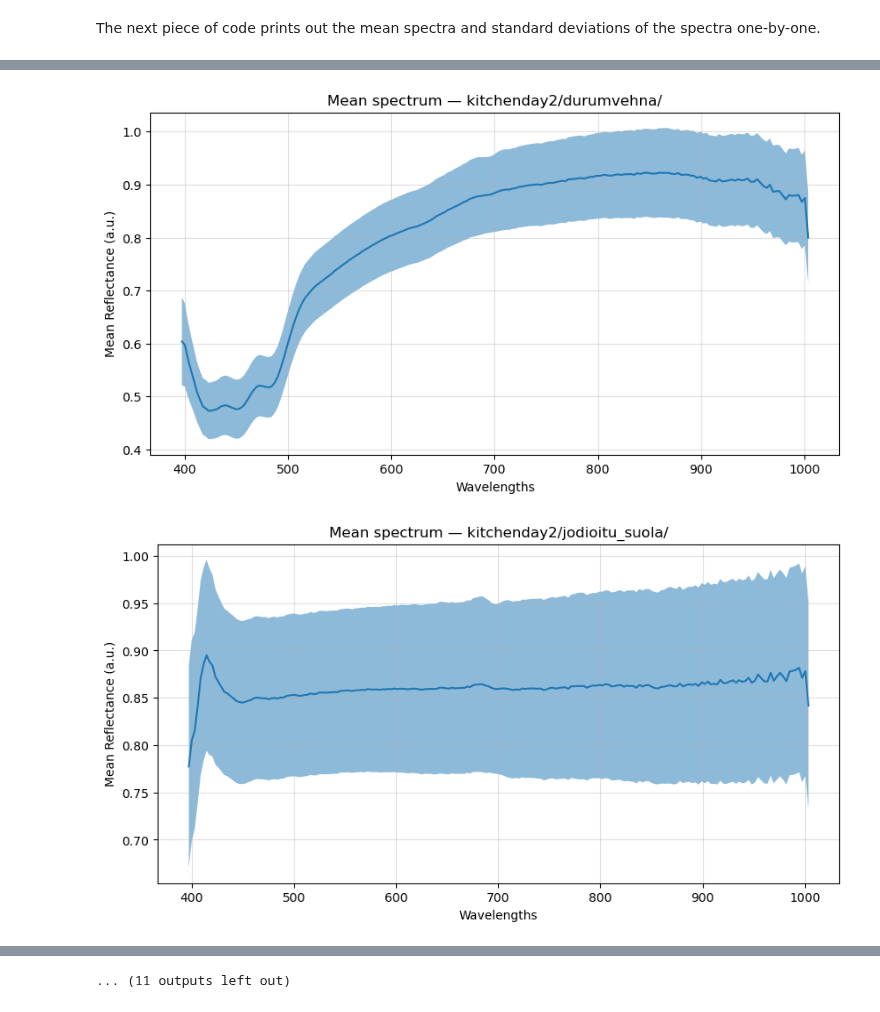
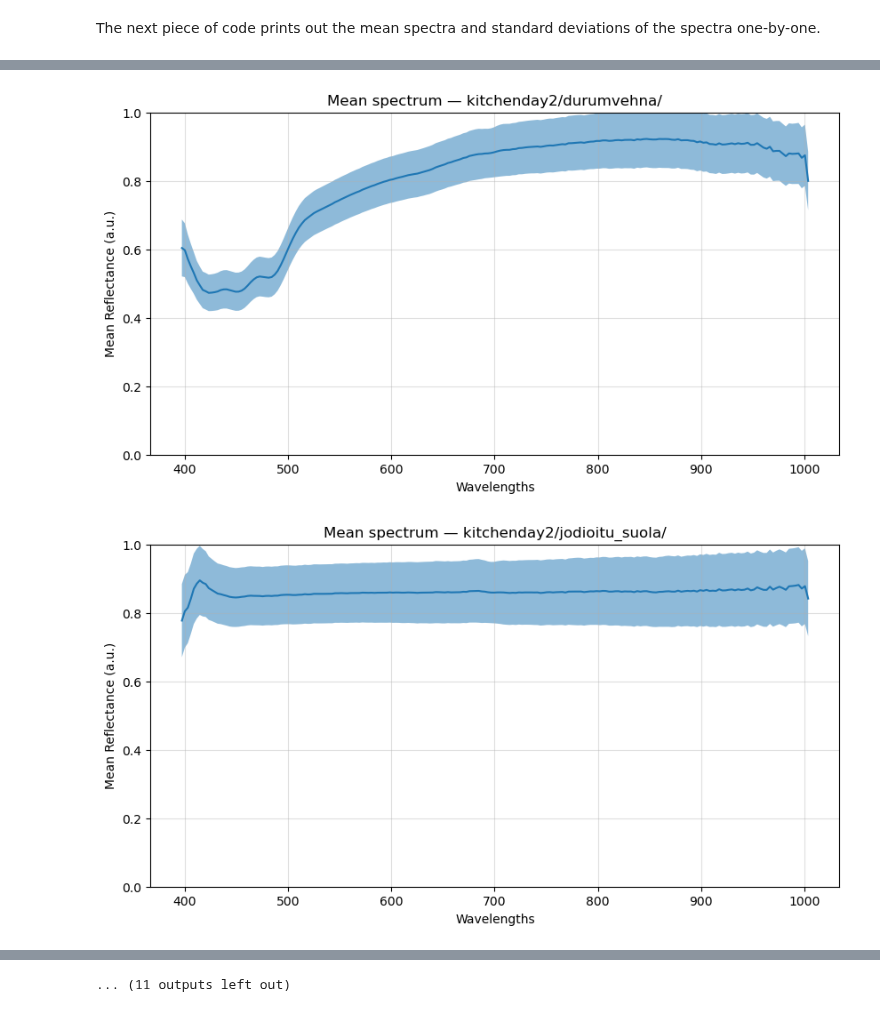
Before and after one commit to annitarvainen/tutkimusprojekti, a Jupyter notebook: projekti_infotekstit.ipynb, the cells around one changed output, grey strips where cells are left out. Cells and saved outputs as stored; diff of their text form; code cells hidden in the pictures.

```diff
--- a/projekti_infotekstit.ipynb
+++ b/projekti_infotekstit.ipynb
@@ -475,5 +480,6 @@ for i, a in enumerate(array):
     plt.title(f"Mean spectrum — {folders[i]}")
     plt.xlabel('Wavelengths')
     plt.ylabel('Mean Reflectance (a.u.)')
+    plt.ylim(0, 1)
     plt.show()
 # %% [output]
@@ -489,2 +495,2 @@ for i, a in enumerate(array):
-[figure, old version]
+[figure, new version]
-[figure, old version]
+[figure, new version]
```
Also changed, not shown: parts of 5 cells of this notebook, 2 other files.
